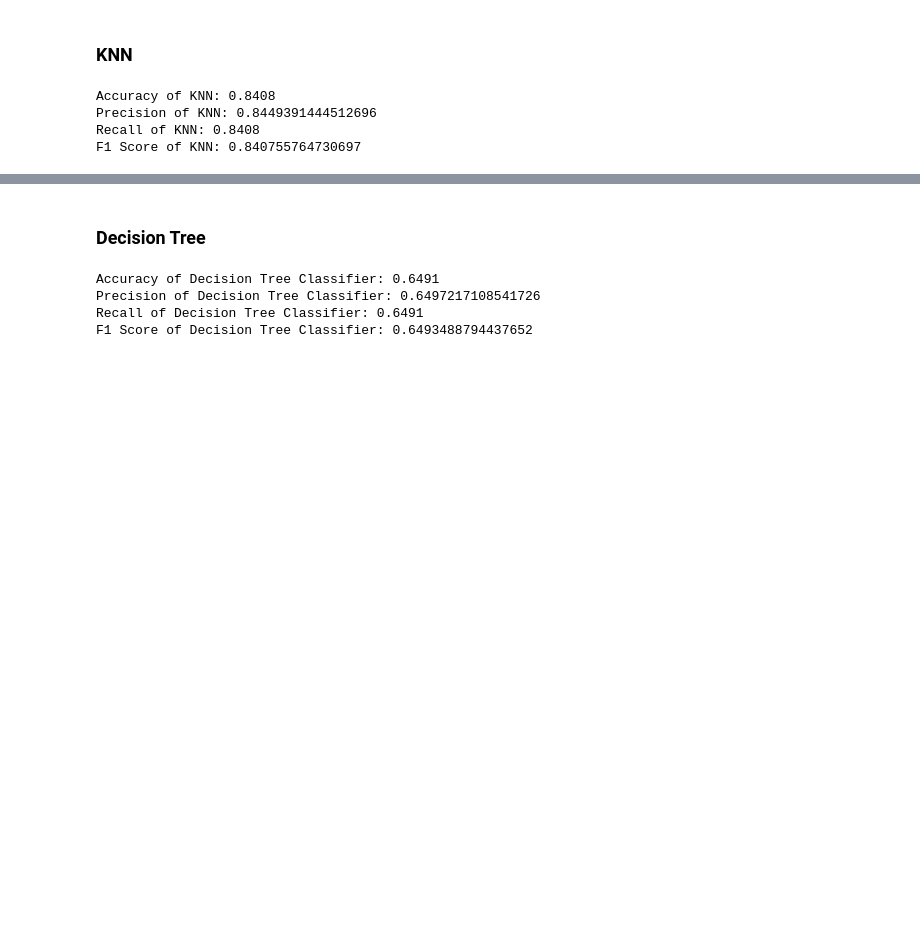
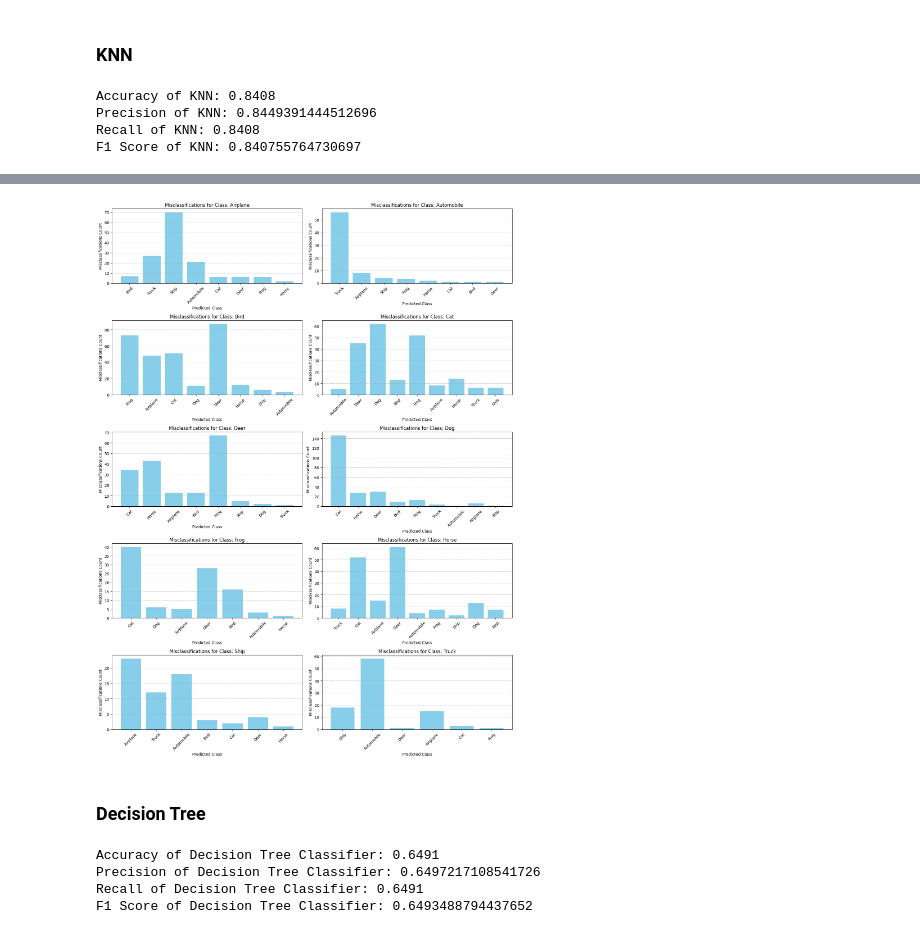
Before and after one commit to b22ee023/prml_object_recognition, a Jupyter notebook: object_recog.ipynb, the cells around one changed output, grey strips where cells are left out. Saved outputs shown, nothing was run; the diff lists cells and outputs as text; code cells hidden in the pictures; blank space fills up the shorter version.

```diff
--- a/object_recog.ipynb
+++ b/object_recog.ipynb
@@ -520,3 +633,45 @@ F1 Score of KNN: 0.840755764730697
+# %%
+import numpy as np
+import matplotlib.pyplot as plt
+
+# Define class names
+class_names = ['Airplane', 'Automobile', 'Bird', 'Cat', 'Deer', 'Dog', 'Frog', 'Horse', 'Ship', 'Truck']
+
+# Create a dictionary to store misclassifications count for each class
+misclassifications_count_per_class = {class_name: defaultdict(int) for class_name in class_names}
+
+# Iterate through the test set and count misclassifications per class
+for true_label, predicted_label in zip(y_test, y_pred):
+    if true_label != predicted_label:
+        true_class_name = class_names[true_label]
+        predicted_class_name = class_names[predicted_label]
+        misclassifications_count_per_class[true_class_name][predicted_class_name] += 1
+
+# Plot misclassifications count for each class using a single plot with multiple subplots
+fig, axs = plt.subplots(5, 2, figsize=(15, 20))
+
+for i, class_name in enumerate(class_names):
+    # Get misclassification counts for the current class
+    misclassifications = misclassifications_count_per_class[class_name]
+
+    # Convert misclassification counts dictionary to lists for plotting
+    predicted_classes = list(misclassifications.keys())
+    counts = list(misclassifications.values())
+
+    # Plot the bar chart
+    ax = axs[i // 2, i % 2]
+    ax.bar(predicted_classes, counts, color='skyblue')
+    ax.set_title(f'Misclassifications for Class: {class_name}')
+    ax.set_xlabel('Predicted Class')
+    ax.set_ylabel('Misclassifications Count')
+    ax.set_xticks(range(len(predicted_classes)))  # Set the tick positions
+    ax.set_xticklabels(predicted_classes, rotation=45)  # Set the tick labels
+    ax.grid(axis='y', linestyle='--', alpha=0.7)
+
+plt.tight_layout()
+plt.show()
+# %% [output]
+[figure, added]
 # %% [markdown]
 ### Decision Tree
 # %%
```
Also changed, not shown: parts of 10 cells of this notebook.
